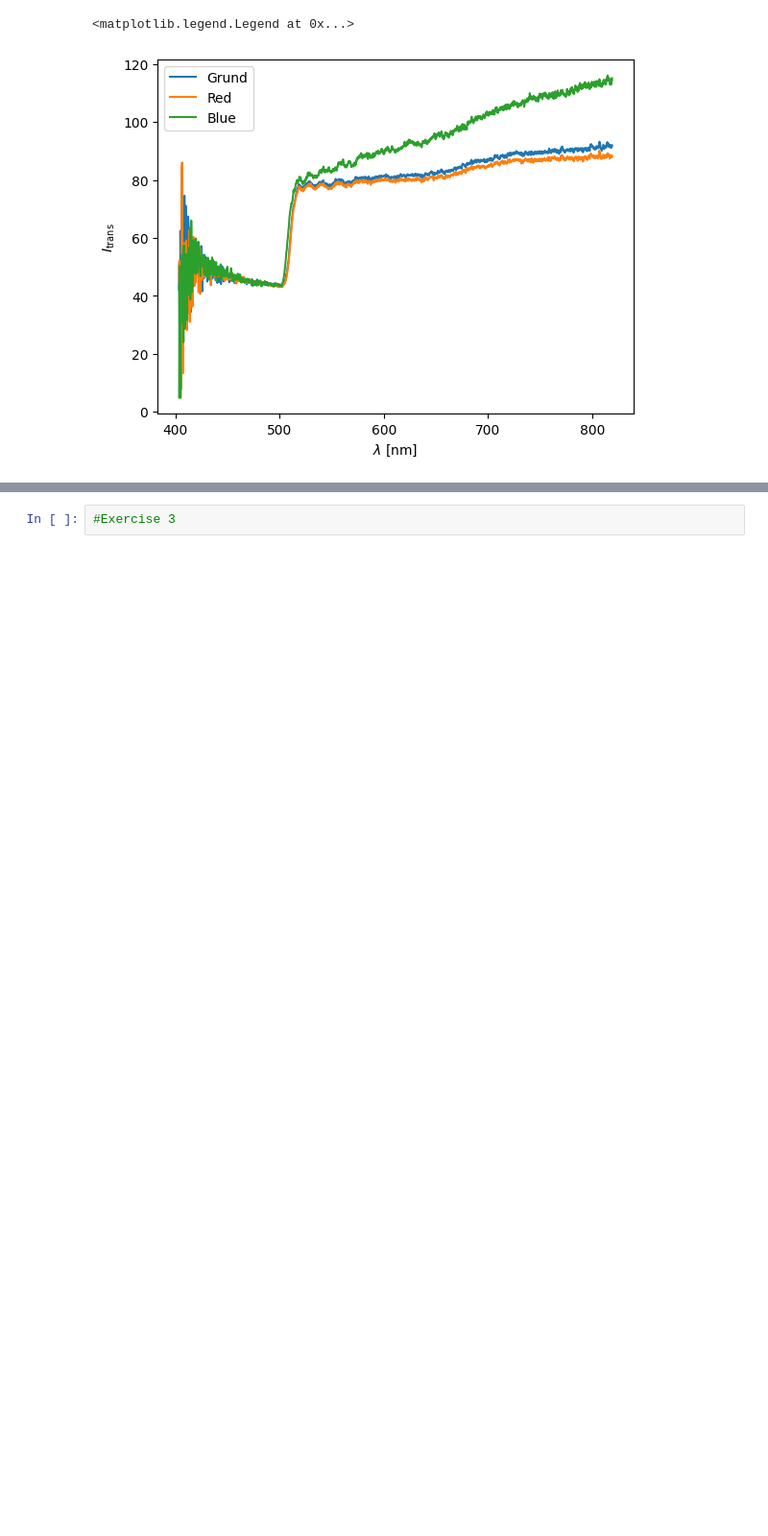
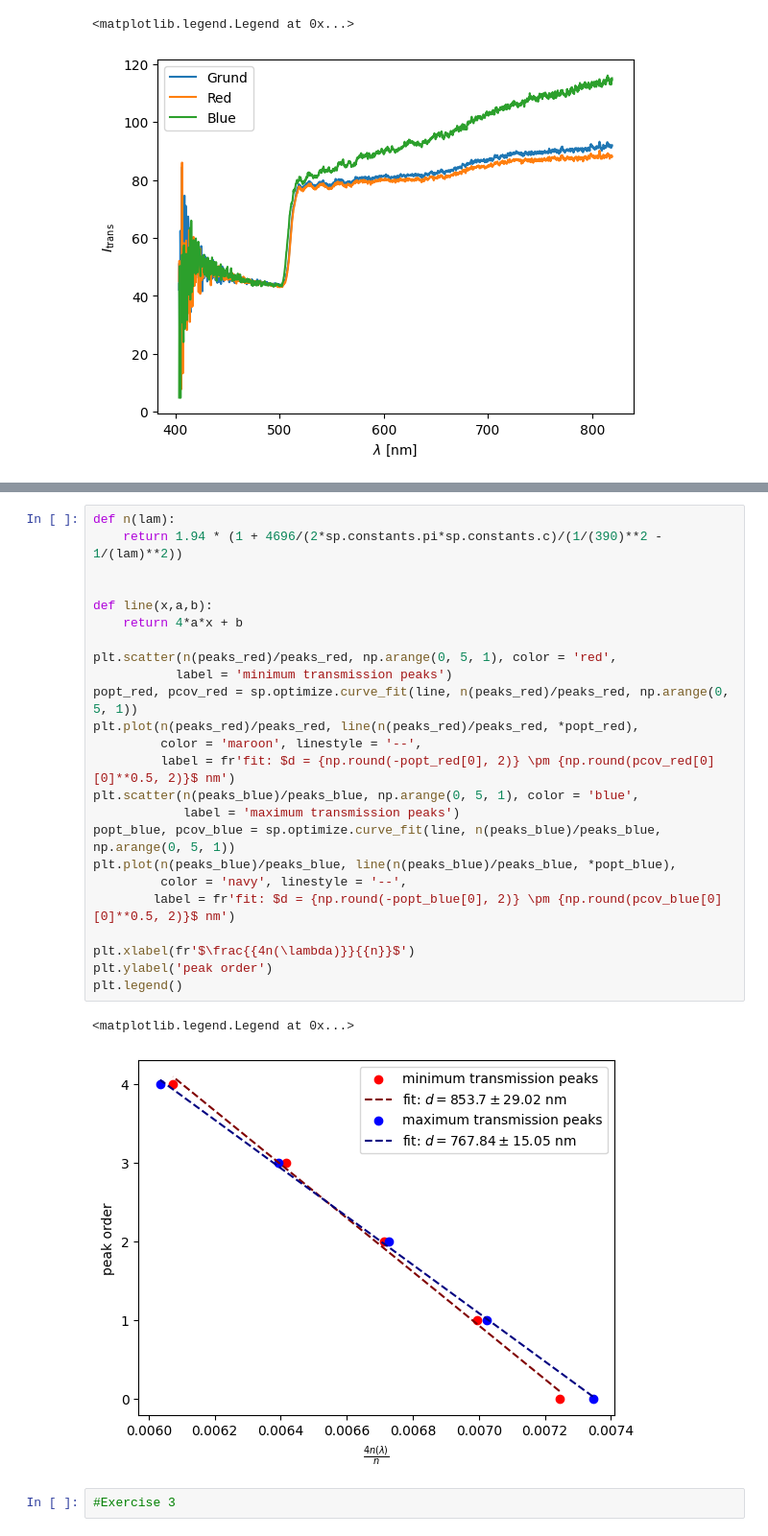
Before and after one commit to thexwon/P4, a Jupyter notebook: Semiconductor Spectroscopy/ss.ipynb, the cells around one changed output, grey strips where cells are left out. Shown at 96% size. Saved outputs shown, nothing was run; the diff lists cells and outputs as text; blank space fills up the shorter version.

```diff
--- a/Semiconductor Spectroscopy/ss.ipynb
+++ b/Semiconductor Spectroscopy/ss.ipynb
@@ -159,3 +165,30 @@ plt.legend()
+# %%
+def n(lam):
+    return 1.94 * (1 + 4696/(2*sp.constants.pi*sp.constants.c)/(1/(390)**2 - 1/(lam)**2))
+
+
+def line(x,a,b):
+    return 4*a*x + b
+
+plt.scatter(n(peaks_red)/peaks_red, np.arange(0, 5, 1), color = 'red',
+           label = 'minimum transmission peaks')
+popt_red, pcov_red = sp.optimize.curve_fit(line, n(peaks_red)/peaks_red, np.arange(0, 5, 1))
+plt.plot(n(peaks_red)/peaks_red, line(n(peaks_red)/peaks_red, *popt_red),
+         color = 'maroon', linestyle = '--',
+         label = fr'fit: $d = {np.round(-popt_red[0], 2)} \pm {np.round(pcov_red[0][0]**0.5, 2)}$ nm')
+plt.scatter(n(peaks_blue)/peaks_blue, np.arange(0, 5, 1), color = 'blue',
+            label = 'maximum transmission peaks')
+popt_blue, pcov_blue = sp.optimize.curve_fit(line, n(peaks_blue)/peaks_blue, np.arange(0, 5, 1))
+plt.plot(n(peaks_blue)/peaks_blue, line(n(peaks_blue)/peaks_blue, *popt_blue),
+         color = 'navy', linestyle = '--',
+        label = fr'fit: $d = {np.round(-popt_blue[0], 2)} \pm {np.round(pcov_blue[0][0]**0.5, 2)}$ nm')
+
+plt.xlabel(fr'$\frac{{4n(\lambda)}}{{n}}$')
+plt.ylabel('peak order')
+plt.legend()
+# %% [output]
+<matplotlib.legend.Legend at 0x...>
+[figure, added]
 # %%
 #Exercise 3
 # %%
```
Also changed, not shown: parts of 1 cell of this notebook.
